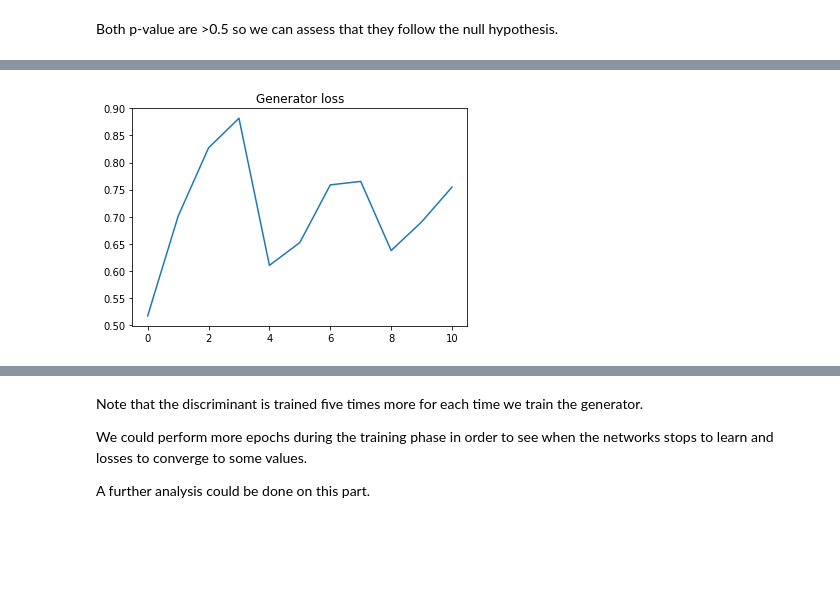
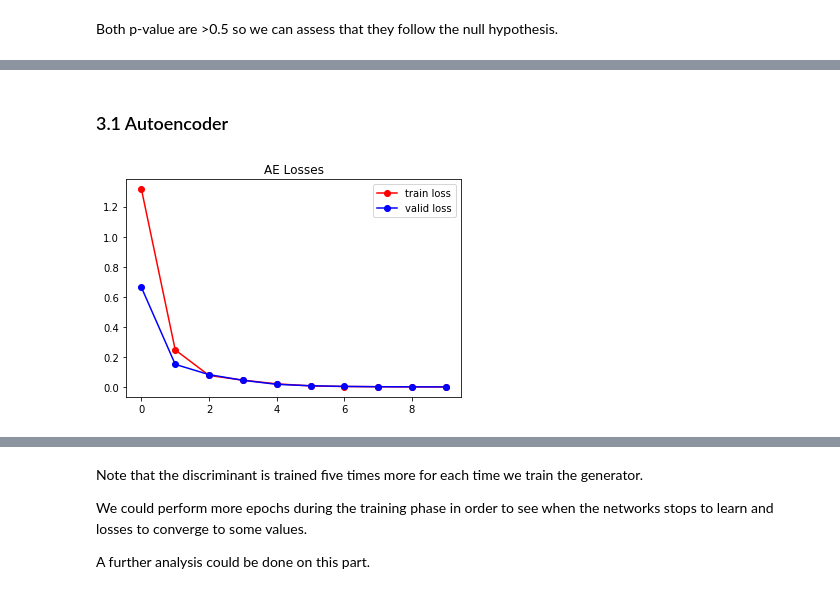
Before and after one commit to thomasgrsp/workaroundmedgan, a Jupyter notebook: notebooks/medgan_toyproblem.ipynb, the cells around one changed output, grey strips where cells are left out. Saved outputs shown, nothing was run; the diff lists cells and outputs as text; code cells hidden in the pictures; blank space fills up the shorter version.

```diff
--- a/notebooks/medgan_toyproblem.ipynb
+++ b/notebooks/medgan_toyproblem.ipynb
@@ -185,6 +188,10 @@ plt.show()
-# %%
-plt.plot(g_loss)
-plt.title('Generator loss')
-plt.show()
-# %% [output]
-[figure, removed]
+# %% [markdown]
+### 3.1 Autoencoder
+# %%
+plt.plot(train_loss, 'ro-' ,label='train loss')
+plt.plot(valid_loss, 'bo-',label='valid loss')
+plt.title('AE Losses')
+plt.legend()
+plt.show()
+# %% [output]
+[figure, added]
```
Also changed, not shown: parts of 7 cells of this notebook, 1 other file.
